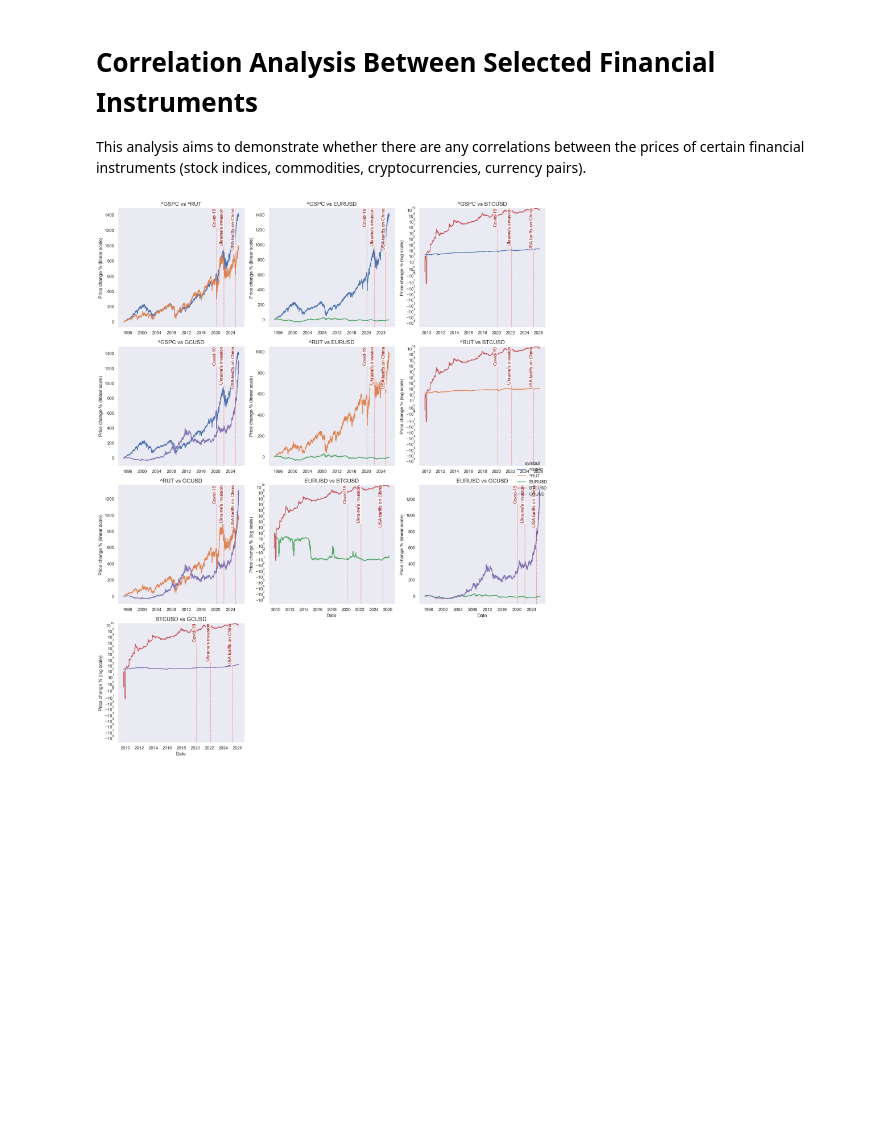
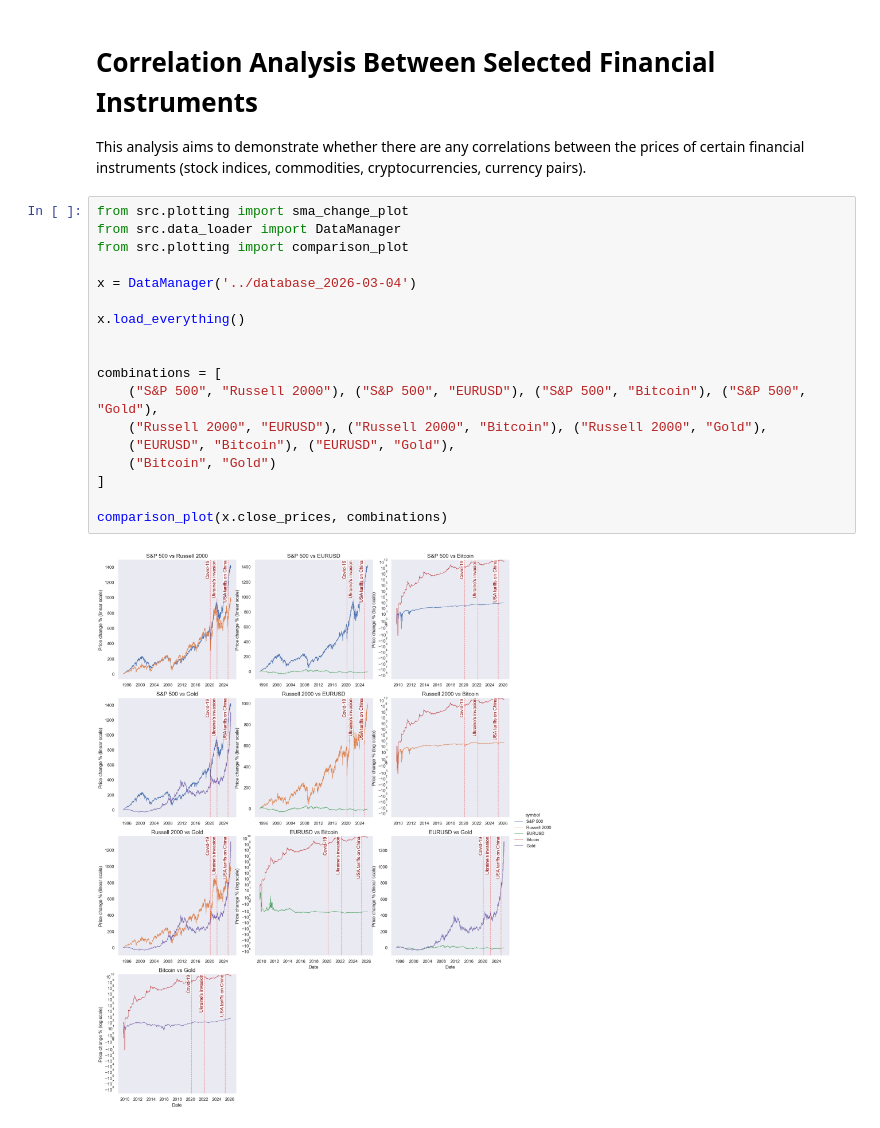
Before and after one commit to pawel-szulik/financial-market-analysis, a Jupyter notebook: notebooks/analysis.ipynb, the cells around one changed output. Cells and saved outputs as stored; diff of their text form; blank space fills up the shorter version.

```diff
--- a/notebooks/analysis.ipynb
+++ b/notebooks/analysis.ipynb
@@ -3,5 +3,22 @@
 
 This analysis aims to demonstrate whether there are any correlations between the prices of certain financial instruments (stock indices, commodities, cryptocurrencies, currency pairs).
 # %%
+from src.plotting import sma_change_plot
+from src.data_loader import DataManager
+from src.plotting import comparison_plot
+
+x = DataManager('../database_2026-03-04')
+
+x.load_everything()
+
+
+combinations = [
+    ("S&P 500", "Russell 2000"), ("S&P 500", "EURUSD"), ("S&P 500", "Bitcoin"), ("S&P 500", "Gold"),
+    ("Russell 2000", "EURUSD"), ("Russell 2000", "Bitcoin"), ("Russell 2000", "Gold"),
+    ("EURUSD", "Bitcoin"), ("EURUSD", "Gold"),
+    ("Bitcoin", "Gold")
+]
+
+comparison_plot(x.close_prices, combinations)
 # %% [output]
-[figure, old version]
+[figure, new version]
```
Also changed, not shown: parts of 2 cells of this notebook, 1 other file.
